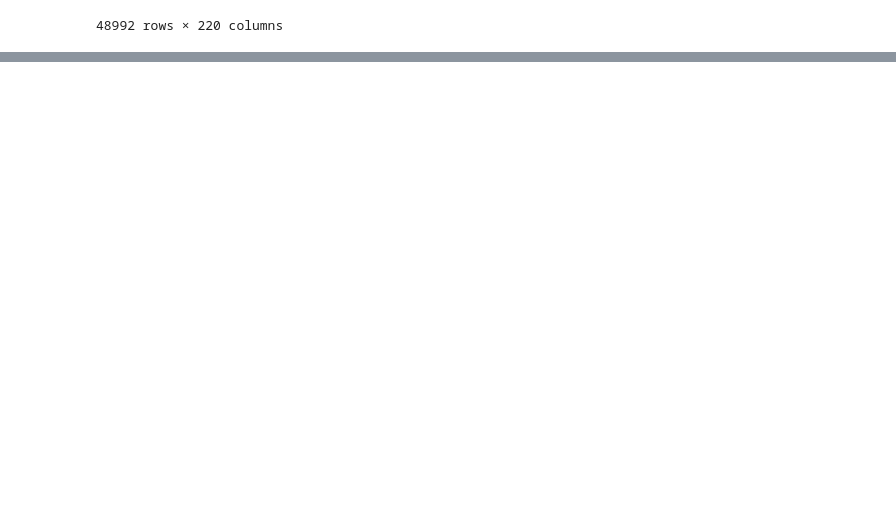
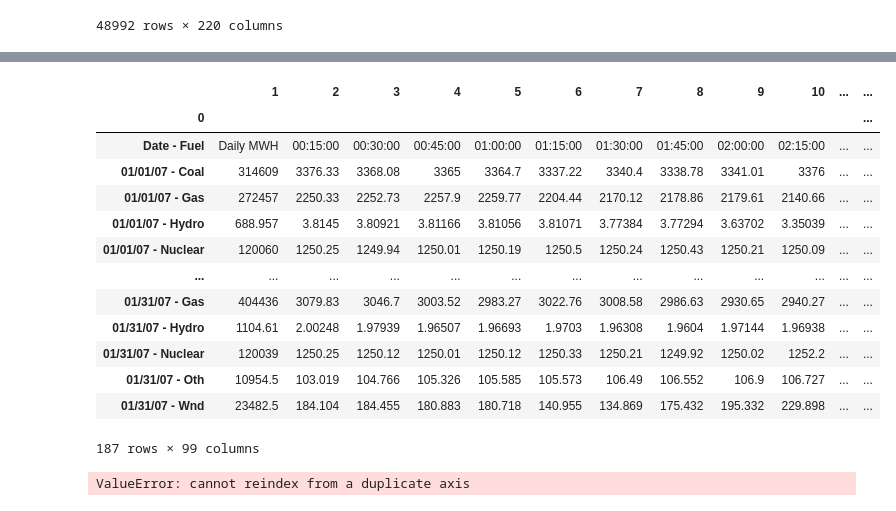
Before and after one commit to mustang-lexie/MSDS_6120_Capstone_ARW_LEXIE, a Jupyter notebook: testing.ipynb, the cells around one changed output, grey strips where cells are left out. Drawn from its saved outputs; the diff is of its cells as text; code cells hidden in the pictures; blank space fills up the shorter version.

```diff
--- a/testing.ipynb
+++ b/testing.ipynb
@@ -83,0 +246,73 @@ all_data.to_csv('test_output.csv', index=True)
+# %%
+month = 'Jan'
+year = 2007
+path = f'data/IntGenByFuel{year}.xls'
+fuel_month = pd.read_excel(path, sheet_name=f'{month}{year}', index_col=0, header=None)
+fuel_month['Date'] = fuel_month.index.str.split('-', 1).str[0]
+fuel_month['Fuel'] = fuel_month.index.str.split('-', 1).str[1]
+#fuel_month['Time'] = fuel_month.transpose()
+fuel_month
+# %% [output]
+|  | 1 | 2 | 3 | 4 | 5 | 6 | 7 | 8 | 9 | 10 | ... | ... |
+| 0 |  |  |  |  |  |  |  |  |  |  |  | ... |
+| Date - Fuel | Daily MWH | 00:15:00 | 00:30:00 | 00:45:00 | 01:00:00 | 01:15:00 | 01:30:00 | 01:45:00 | 02:00:00 | 02:15:00 | ... | ... |
+| 01/01/07 - Coal | 314609 | 3376.33 | 3368.08 | 3365 | 3364.7 | 3337.22 | 3340.4 | 3338.78 | 3341.01 | 3376 | ... | ... |
+| 01/01/07 - Gas | 272457 | 2250.33 | 2252.73 | 2257.9 | 2259.77 | 2204.44 | 2170.12 | 2178.86 | 2179.61 | 2140.66 | ... | ... |
+| 01/01/07 - Hydro | 688.957 | 3.8145 | 3.80921 | 3.81166 | 3.81056 | 3.81071 | 3.77384 | 3.77294 | 3.63702 | 3.35039 | ... | ... |
+| 01/01/07 - Nuclear | 120060 | 1250.25 | 1249.94 | 1250.01 | 1250.19 | 1250.5 | 1250.24 | 1250.43 | 1250.21 | 1250.09 | ... | ... |
+| ... | ... | ... | ... | ... | ... | ... | ... | ... | ... | ... | ... | ... |
+| 01/31/07 - Gas | 404436 | 3079.83 | 3046.7 | 3003.52 | 2983.27 | 3022.76 | 3008.58 | 2986.63 | 2930.65 | 2940.27 | ... | ... |
+| 01/31/07 - Hydro | 1104.61 | 2.00248 | 1.97939 | 1.96507 | 1.96693 | 1.9703 | 1.96308 | 1.9604 | 1.97144 | 1.96938 | ... | ... |
+| 01/31/07 - Nuclear | 120039 | 1250.25 | 1250.12 | 1250.01 | 1250.12 | 1250.33 | 1250.21 | 1249.92 | 1250.02 | 1252.2 | ... | ... |
+| 01/31/07 - Oth | 10954.5 | 103.019 | 104.766 | 105.326 | 105.585 | 105.573 | 106.49 | 106.552 | 106.9 | 106.727 | ... | ... |
+| 01/31/07 - Wnd | 23482.5 | 184.104 | 184.455 | 180.883 | 180.718 | 140.955 | 134.869 | 175.432 | 195.332 | 229.898 | ... | ... |
+187 rows × 99 columns
+# %%
+
+
+# Create an empty DataFrame to store transposed rows
+transposed_dfs = pd.DataFrame()
+
+# Iterate over each row in the original DataFrame
+for index, row in fuel_month.iterrows():
+    # Remove the current row from the original DataFrame
+    if index == '01/01/07 - Coal' or index == '01/02/07 - Coal':
+
+        modified_df = fuel_month.drop(index)
+        fuel_type = row['Fuel']
+        fuel_date = row['Date']
+        # Transpose the row and convert it to a DataFrame
+        transposed_row = row.transpose()
+
+        # Concatenate the transposed row with the modified DataFrame
+        transposed_df = pd.concat([transposed_dfs, transposed_row], ignore_index=False)
+        transposed_dfs = transposed_df
+        transposed_dfs['Fuel'] = fuel_type
+        transposed_dfs['Date'] = fuel_date
+
+        transposed_dfs = transposed_dfs.drop('Fuel', axis=0)
+        transposed_dfs = transposed_dfs.drop('Date', axis=0)
+        transposed_dfs.rename(columns={0 : 'Demand'}, inplace=True)
+        MWH = transposed_dfs.loc[1, 'Demand']
+        transposed_dfs['Daily MWH'] = MWH
+        transposed_dfs.drop(1, inplace=True)
+
+
+transposed_dfs['time'] = pd.to_datetime(transposed_dfs['Date']) + pd.to_timedelta((transposed_dfs.groupby('Date').cumcount() * 15) + 15, unit='minutes')
+transposed_dfs['time'] = transposed_dfs['time'].dt.time
+
+
+
+
+
+
+
+transposed_dfs
+
+
+
+
+## notes on fixes
+# change the df and dfs to work on a daily basis
+# %% [output]
+ValueError: cannot reindex from a duplicate axis
```
Also changed, not shown: parts of 14 cells of this notebook.
